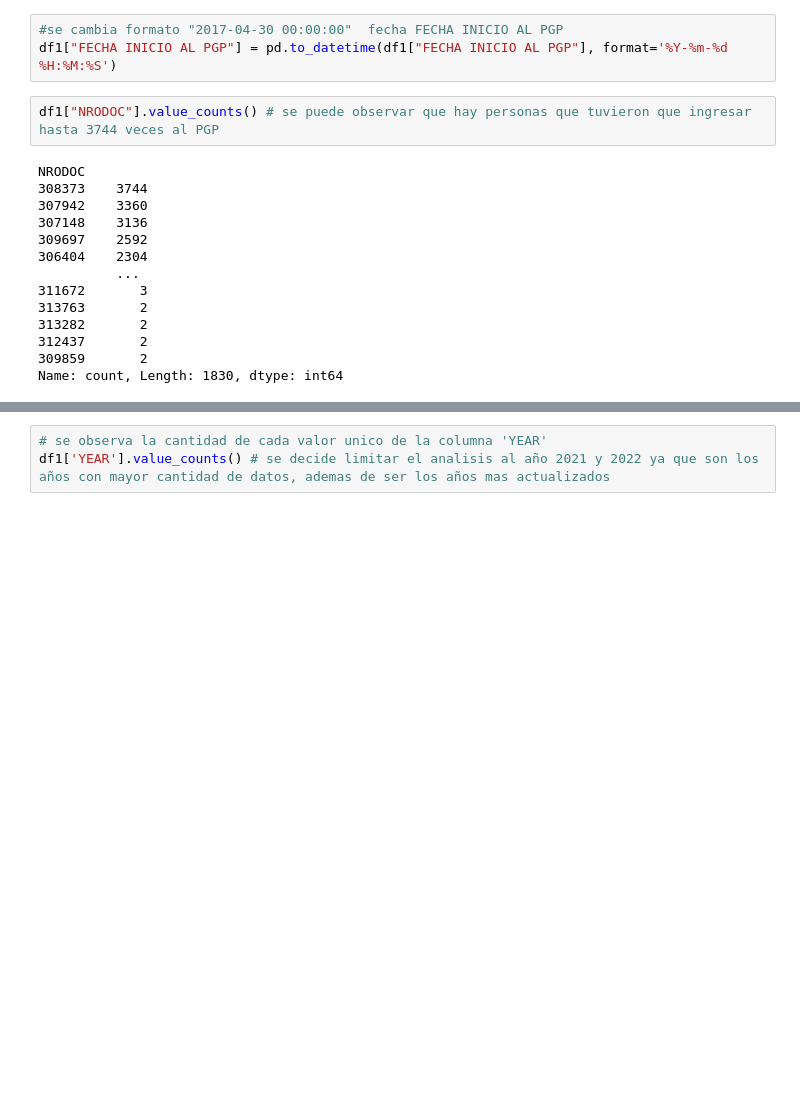
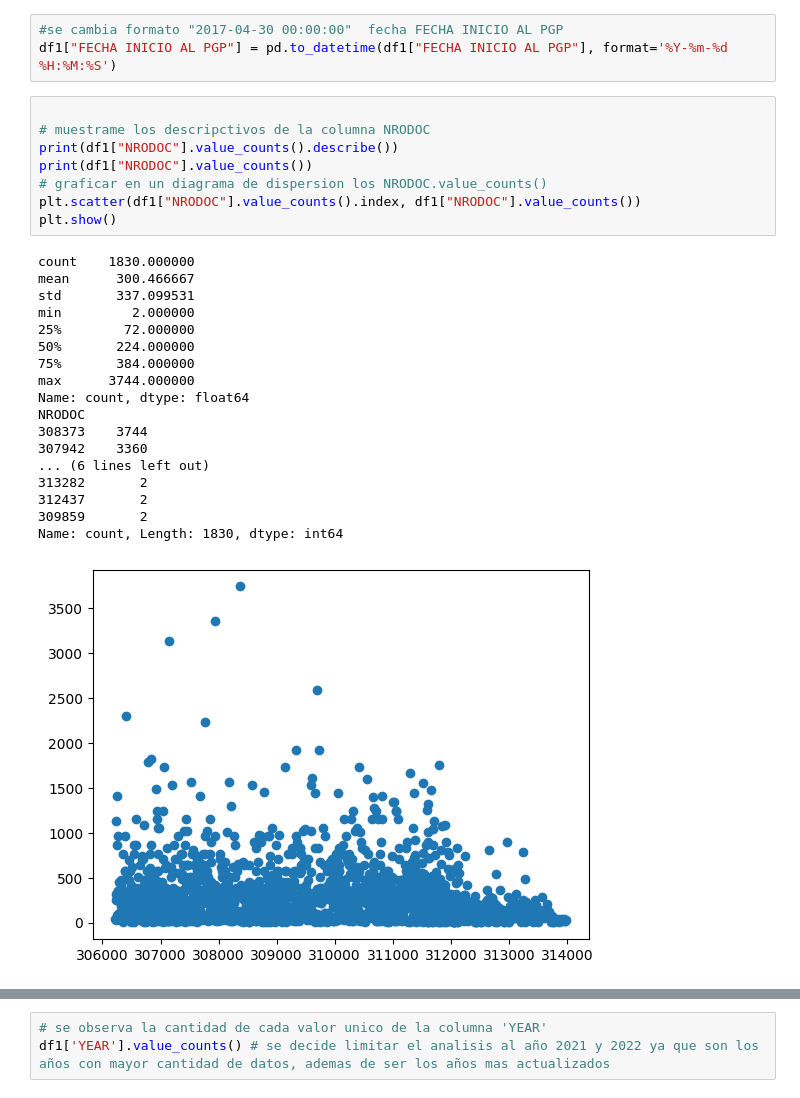
Before and after one commit to andresquinttero/Salud_Grupo4, a Jupyter notebook: analisis.ipynb, the cells around one changed output, grey strips where cells are left out. Cells and saved outputs as stored; diff of their text form; blank space fills up the shorter version.

```diff
--- a/analisis.ipynb
+++ b/analisis.ipynb
@@ -43,19 +50,30 @@ df1.shape
 # %%
 #se cambia formato "2017-04-30 00:00:00"  fecha FECHA INICIO AL PGP
 df1["FECHA INICIO AL PGP"] = pd.to_datetime(df1["FECHA INICIO AL PGP"], format='%Y-%m-%d %H:%M:%S')
-# %%
-df1["NRODOC"].value_counts() # se puede observar que hay personas que tuvieron que ingresar hasta 3744 veces al PGP
-# %% [output]
-NRODOC
-308373    3744
-307942    3360
-307148    3136
-309697    2592
-306404    2304
-          ...
-311672       3
-313763       2
-313282       2
-312437       2
-309859       2
-Name: count, Length: 1830, dtype: int64
+# %%
+
+# muestrame los descripctivos de la columna NRODOC
+print(df1["NRODOC"].value_counts().describe())
+print(df1["NRODOC"].value_counts())
+# graficar en un diagrama de dispersion los NRODOC.value_counts()
+plt.scatter(df1["NRODOC"].value_counts().index, df1["NRODOC"].value_counts())
+plt.show()
+# %% [output]
+count    1830.000000
+mean      300.466667
+std       337.099531
+min         2.000000
+25%        72.000000
+50%       224.000000
+75%       384.000000
+max      3744.000000
+Name: count, dtype: float64
+NRODOC
+308373    3744
+307942    3360
+... (6 lines left out)
+313282       2
+312437       2
+309859       2
+Name: count, Length: 1830, dtype: int64
+[figure, added]
```
Also changed, not shown: parts of 31 cells of this notebook.
